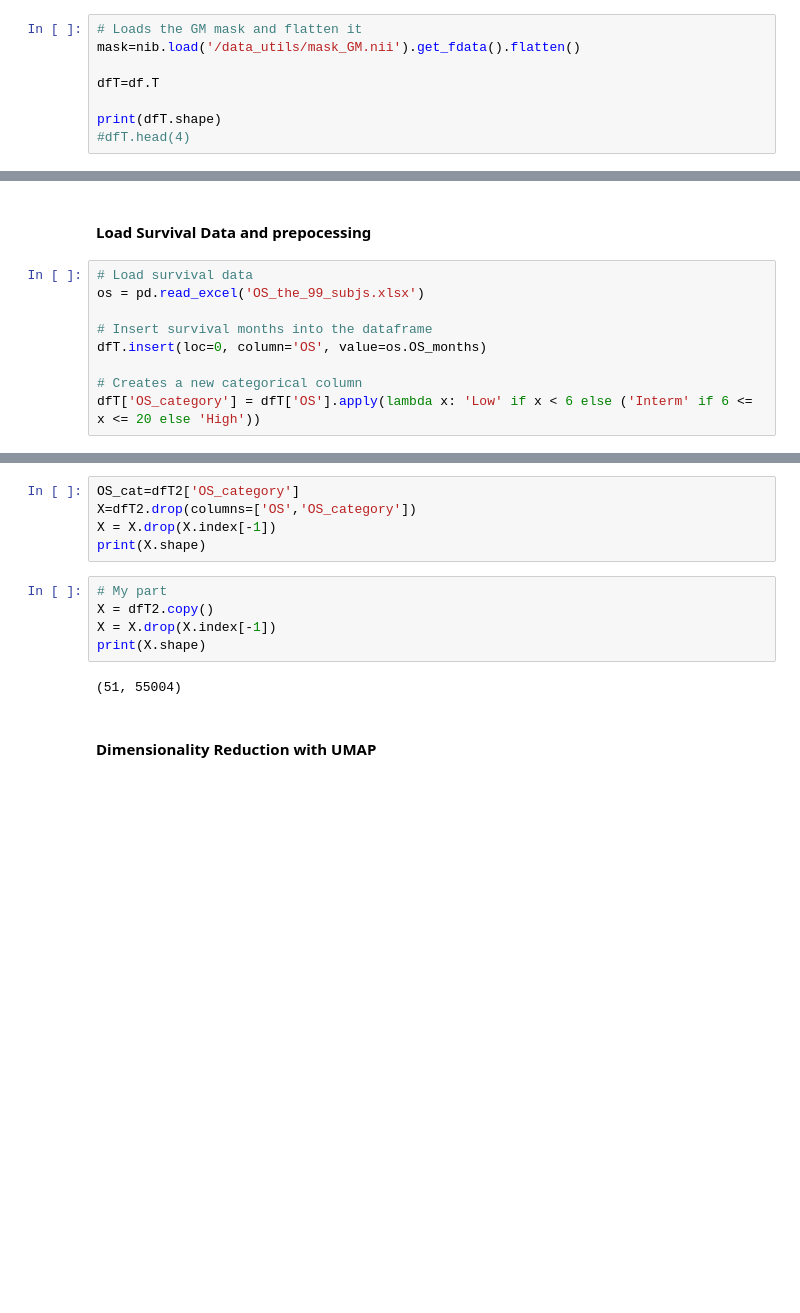
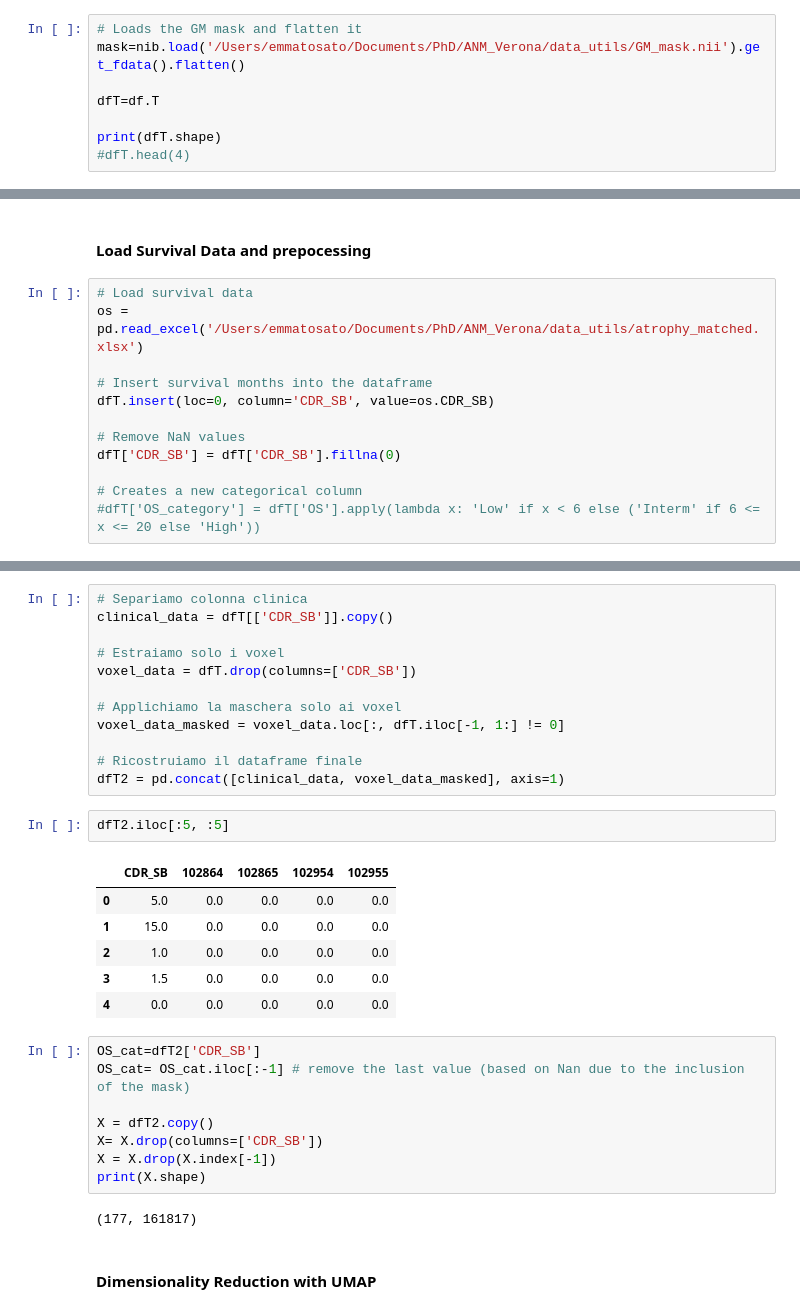
Before and after one commit to EmmaTosato/ANM_Verona, a Jupyter notebook: codiceLorenzo.ipynb, the cells around one changed output, grey strips where cells are left out. Drawn from its saved outputs; the diff is of its cells as text; blank space fills up the shorter version.

```diff
--- a/codiceLorenzo.ipynb
+++ b/codiceLorenzo.ipynb
@@ -1826,7 +1758,7 @@ fslmaths \
    mask_GM
 # %%
 # Loads the GM mask and flatten it
-mask=nib.load('/data_utils/mask_GM.nii').get_fdata().flatten()
+mask=nib.load('/Users/emmatosato/Documents/PhD/ANM_Verona/data_utils/GM_mask.nii').get_fdata().flatten()
 
 dfT=df.T
 
@@ -1848,13 +1780,16 @@ print(dfT.shape)
 #### Load Survival Data and prepocessing
 # %%
 # Load survival data
-os = pd.read_excel('OS_the_99_subjs.xlsx')
+os = pd.read_excel('/Users/emmatosato/Documents/PhD/ANM_Verona/data_utils/atrophy_matched.xlsx')
 
 # Insert survival months into the dataframe
-dfT.insert(loc=0, column='OS', value=os.OS_months)
+dfT.insert(loc=0, column='CDR_SB', value=os.CDR_SB)
+
+# Remove NaN values
+dfT['CDR_SB'] = dfT['CDR_SB'].fillna(0)
 
 # Creates a new categorical column
-dfT['OS_category'] = dfT['OS'].apply(lambda x: 'Low' if x < 6 else ('Interm' if 6 <= x <= 20 else 'High'))
+#dfT['OS_category'] = dfT['OS'].apply(lambda x: 'Low' if x < 6 else ('Interm' if 6 <= x <= 20 else 'High'))
 # %%
 # Remove what is not atlas
 dfT2 = dfT.loc[:, (dfT.iloc[-1] != 0)]
@@ -1864,15 +1799,34 @@ print(dfT2.shape)
-# %%
-OS_cat=dfT2['OS_category']
-X=dfT2.drop(columns=['OS','OS_category'])
-X = X.drop(X.index[-1])
-print(X.shape)
+# %%
+# Separiamo colonna clinica
+clinical_data = dfT[['CDR_SB']].copy()
+
+# Estraiamo solo i voxel
+voxel_data = dfT.drop(columns=['CDR_SB'])
+
+# Applichiamo la maschera solo ai voxel
+voxel_data_masked = voxel_data.loc[:, dfT.iloc[-1, 1:] != 0]
+
+# Ricostruiamo il dataframe finale
+dfT2 = pd.concat([clinical_data, voxel_data_masked], axis=1)
+# %%
+dfT2.iloc[:5, :5]
+# %% [output]
+|  | CDR_SB | 102864 | 102865 | 102954 | 102955 |
+| 0 | 5.0 | 0.0 | 0.0 | 0.0 | 0.0 |
+| 1 | 15.0 | 0.0 | 0.0 | 0.0 | 0.0 |
+| 2 | 1.0 | 0.0 | 0.0 | 0.0 | 0.0 |
+| 3 | 1.5 | 0.0 | 0.0 | 0.0 | 0.0 |
+| 4 | 0.0 | 0.0 | 0.0 | 0.0 | 0.0 |
 # %%
-# My part
+OS_cat=dfT2['CDR_SB']
+OS_cat= OS_cat.iloc[:-1] # remove the last value (based on Nan due to the inclusion of the mask)
+
 X = dfT2.copy()
+X= X.drop(columns=['CDR_SB'])
 X = X.drop(X.index[-1])
 print(X.shape)
 # %% [output]
-(51, 55004)
+(177, 161817)
 # %% [markdown]
 #### Dimensionality Reduction with UMAP
 # %%
```
Also changed, not shown: parts of 20 cells of this notebook.
